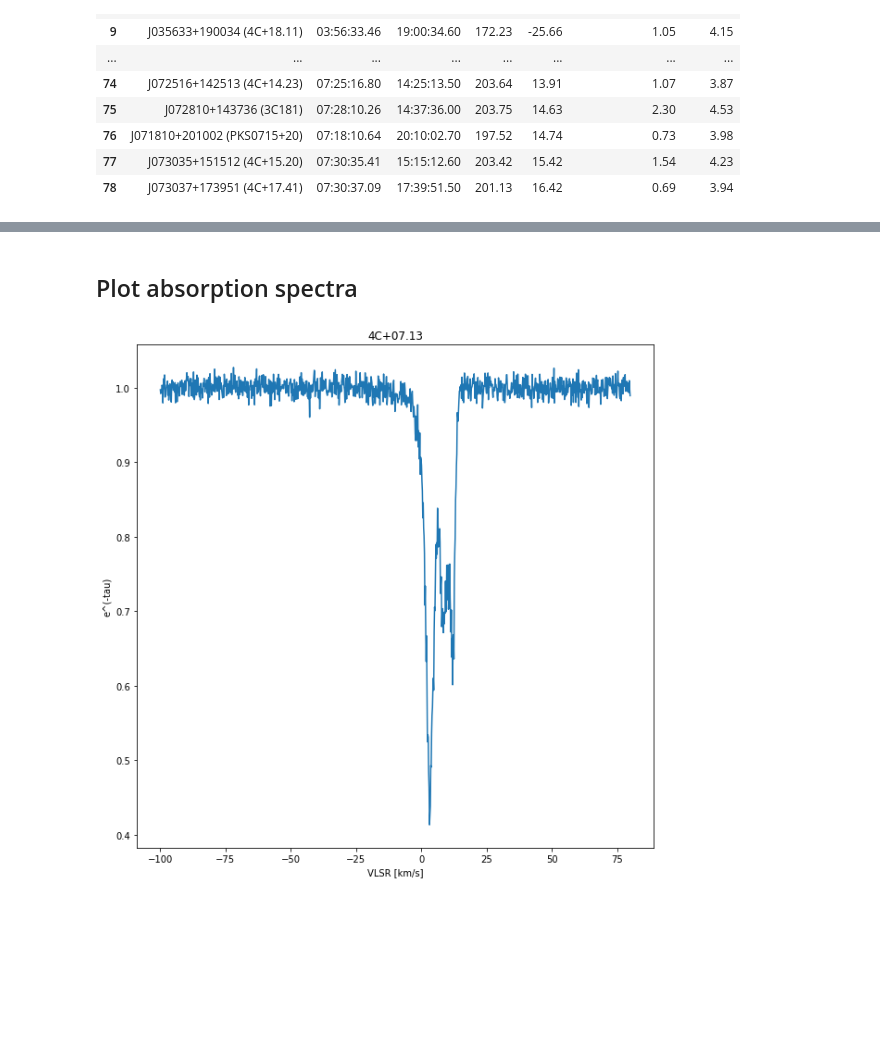
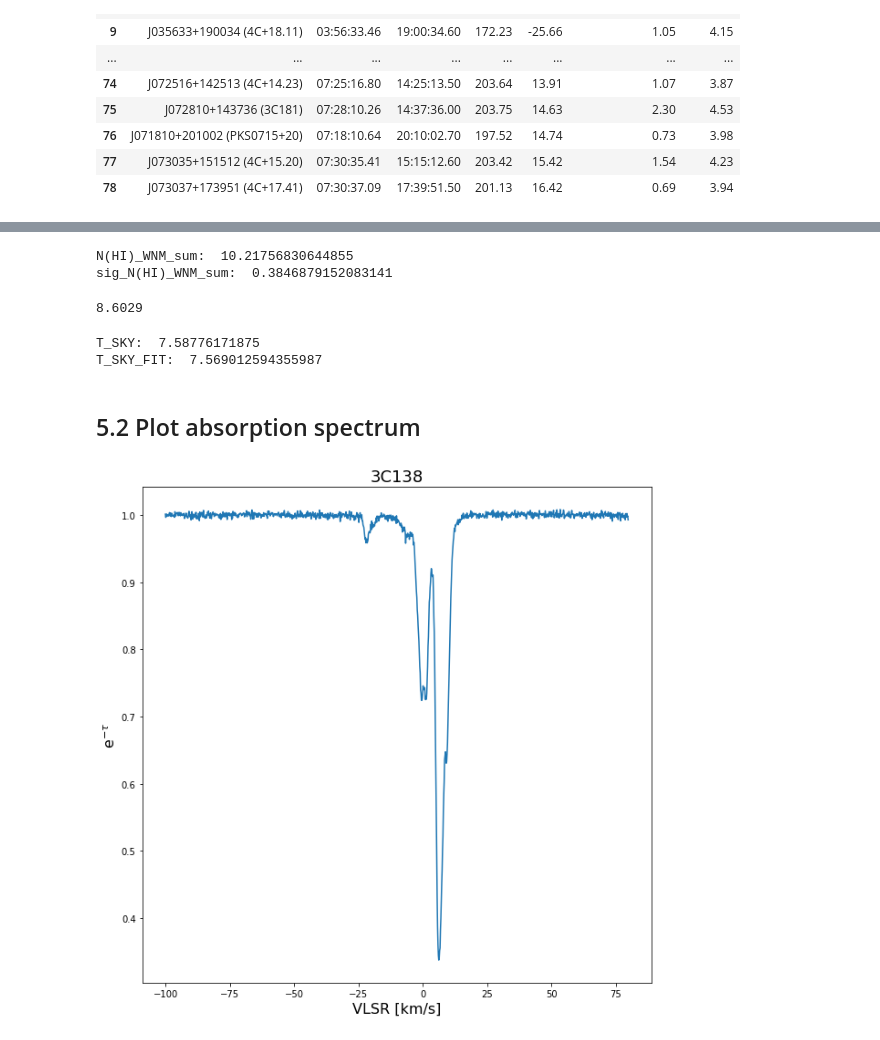
Before and after one commit to nv-hiep/nguyen_et_al_2019, a Jupyter notebook: HI_decomposition_nguyen_et_al_2019.ipynb, the cells around one changed output, grey strips where cells are left out. Cells and saved outputs as stored; diff of their text form; code cells hidden in the pictures; blank space fills up the shorter version.

```diff
--- a/HI_decomposition_nguyen_et_al_2019.ipynb
+++ b/HI_decomposition_nguyen_et_al_2019.ipynb
@@ -144,3 +154,4 @@ df
 # %%
-src       = '4C+07.13'
+# Select a source
+src       = '3C138'
 file_path = os.path.join( SPECTRA_PATH, src + '.fits' )
@@ -174,2 +364,21 @@ CMT7 Tsky, Tsky_fit are Tsky and Tsky obtained from the fit (Tsky is also consid
+# %%
+# Result of N(HI)_WNM_sum: The contribution of WNM to the N(HI), Unit: 1e20 [H cm^-2]
+print('N(HI)_WNM_sum: ', hdr['N(HI)_WNM_sum'])
+print('sig_N(HI)_WNM_sum: ', hdr['sig_N(HI)_WNM_sum'])
+# %% [output]
+N(HI)_WNM_sum:  10.21756830644855
+sig_N(HI)_WNM_sum:  0.3846879152083141
+# %%
+# Flux at 21 cm [Jy]
+hdr['FLUX']
+# %% [output]
+8.6029
+# %%
+# Tsky [K], Tsky_fit [K] are Tsky and Tsky obtained from the fit (Tsky is also considered as a parameter to fit)
+print('T_SKY: ', hdr['TSKY'])
+print('T_SKY_FIT: ',  hdr['TSKY_FIT'])
+# %% [output]
+T_SKY:  7.58776171875
+T_SKY_FIT:  7.569012594355987
 # %% [markdown]
-## Plot absorption spectra
+## 5.2 Plot absorption spectrum
@@ -176,11 +404,11 @@ CMT7 Tsky, Tsky_fit are Tsky and Tsky obtained from the fit (Tsky is also consid
 # %%
 plt.figure(figsize=(10,10))
 
-plt.title( src )
-plt.xlabel( 'VLSR [km/s]' )
-plt.ylabel( 'e^(-tau)' )
+plt.title( src, size=18 )
+plt.xlabel( 'VLSR [km/s]', size=16 )
+plt.ylabel( r'e$^{-\tau}$', size=16)
 
-plt.plot(data['vlsr_tau'], data['emt'])
+plt.plot(vlsr, emt)
 plt.show()
 # %% [output]
-[figure, old version]
+[figure, new version]
```
Also changed, not shown: parts of 56 cells of this notebook.
